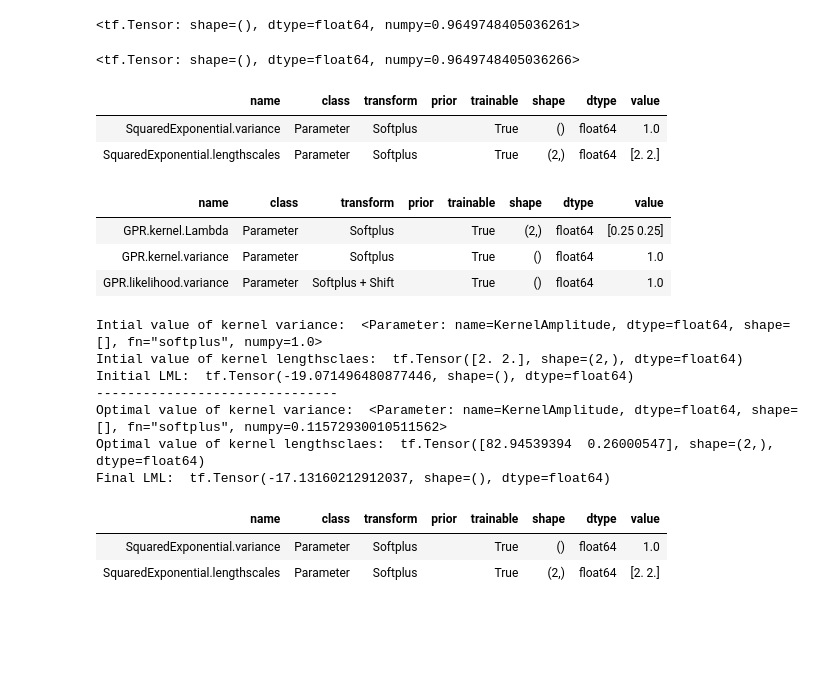
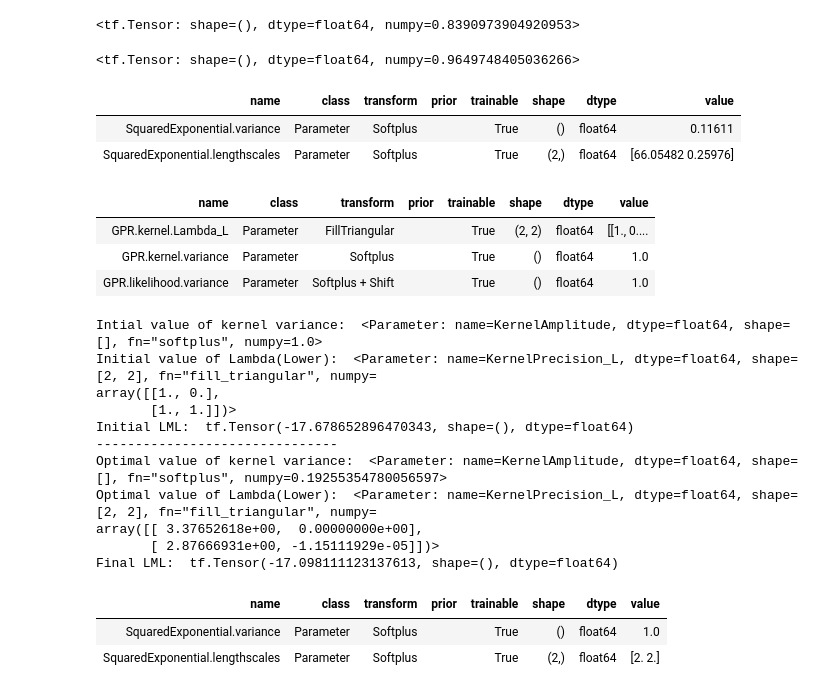
Before and after one commit to mattyred/BSGP_Automatic_Independence_Determination, a Jupyter notebook: kernel.ipynb, the cells around one changed output. Drawn from its saved outputs; the diff is of its cells as text; code cells hidden in the pictures; blank space fills up the shorter version.

```diff
--- a/kernel.ipynb
+++ b/kernel.ipynb
@@ -68,13 +69,14 @@ Lambda fuctions will be no more assumed to be used in the statement where they a
 [figure]
 # %%
 class LambdaSquaredExponential(gpflow.kernels.Kernel):
-    def __init__(self, Lambda, variance=1.0):
+    def __init__(self, Lambda_L, variance=1.0):
         super().__init__()
         # Convert the Lambda matrix into an array (D*2,1)
         #self.Lambda = self._to_array(Lambda) TRY
-        self.Lambda = tf.gather_nd(Lambda, indices=[[0,0], [1,1]])
+        #self.Lambda = tf.gather_nd(l, indices=[[0,0], [1,1]])
         # Create a Parameter associated to Lambda matrix
-        self.Lambda = gpflow.Parameter(self.Lambda, transform=gpflow.utilities.positive(), dtype=tf.float64, name='KernelPrecision')
+        #self.L = gpflow.Parameter(L, transform=gpflow.utilities.triangular(), dtype=tf.float64, name='KernelPrecision_L')
+        self.Lambda_L = gpflow.Parameter(Lambda_L, transform=gpflow.utilities.triangular(), dtype=tf.float64, name='KernelPrecision_L')
         self.variance = gpflow.Parameter(variance, transform=gpflow.utilities.positive(), dtype=tf.float64, name='KernelAmplitude')
         #self.Kxx = tf.Variable(np.empty((N, N), dtype=np.float64), name='KernelMatrix')
 
@@ -89,7 +91,7 @@ class LambdaSquaredExponential(gpflow.kernels.Kernel):
             X2 = X
         N = X.shape[0]
         #Lambda = self._to_matrix(self.Lambda) TRY
-        Lambda = tf.linalg.diag(self.Lambda)
+        Lambda = tf.linalg.matmul(self.Lambda_L, tf.transpose(self.Lambda_L)) # recover LLᵀ
 
         # compute z, z2
         z = self._z(X, Lambda)
@@ -123,13 +125,16 @@ class LambdaSquaredExponential(gpflow.kernels.Kernel):
         D = int(tf.shape(l).numpy()[0]/2)
         return tf.reshape(l, [D,D])
 # %%
-Lambda = tf.constant([[1/4, 0],[0, 1/4]], dtype=tf.float64)#(1/4)*tf.eye(2, dtype=tf.float64)
-variance = 1
-LSE = LambdaSquaredExponential(Lambda, 1.0)
+#Lambda = tf.constant([[1/4, 0],[0, 1/4]], dtype=tf.float64)#(1/4)*tf.eye(2, dtype=tf.float64)
+D = 2
+triangular_size = gpflow.utilities.bijectors.triangular_size(D)
+l = tf.ones([triangular_size], dtype=tf.float64)
+Lambda_L = tfp.math.fill_triangular(l)
+LSE = LambdaSquaredExponential(Lambda_L, 1.0)
 Kxx = LSE.K(X_train_2D[0:10,:])
 Kxx[3,6]
 # %% [output]
-<tf.Tensor: shape=(), dtype=float64, numpy=0.9649748405036261>
+<tf.Tensor: shape=(), dtype=float64, numpy=0.8390973904920953>
 # %%
 k = gpflow.kernels.SquaredExponential(variance=1, lengthscales=[2, 2])
 Kxx = k.K(X_train_2D[0:10,:])
@@ -137,38 +142,46 @@ Kxx[3,6]
 # %% [output]
 <tf.Tensor: shape=(), dtype=float64, numpy=0.9649748405036266>
 # %%
-Lambda = tf.constant([[1/4, 0],[0, 1/4]], dtype=tf.float64)#(1/4)*tf.eye(2, dtype=tf.float64)
-LSE = LambdaSquaredExponential(Lambda, 1.0)
+#Lambda = tf.constant([[1/4, 0],[0, 1/4]], dtype=tf.float64)#(1/4)*tf.eye(2, dtype=tf.float64)
+D = 2
+triangular_size = gpflow.utilities.bijectors.triangular_size(D)
+l = tf.ones([triangular_size], dtype=tf.float64)
+Lambda_L = tfp.math.fill_triangular(l)
+LSE = LambdaSquaredExponential(Lambda_L, 1.0)
 gpflow.utilities.print_summary(k, fmt="notebook")
 model = gpflow.models.GPR(
     (X_train_2D[0:10,:], Y_train[0:10]),
     kernel=LSE,
 )
 gpflow.utilities.print_summary(model, fmt="notebook")
 print('Intial value of kernel variance: ', LSE.variance)
-print('Intial value of kernel lengthsclaes: ', tf.sqrt(1/LSE.Lambda))
+print('Initial value of Lambda(Lower): ', LSE.Lambda_L)
 print('Initial LML: ',model.log_marginal_likelihood())
 opt = gpflow.optimizers.Scipy()
 opt.minimize(model.training_loss, model.trainable_variables)
 print('-------------------------------')
 print('Optimal value of kernel variance: ', LSE.variance)
-print('Optimal value of kernel lengthsclaes: ', tf.sqrt(1/LSE.Lambda))
+print('Optimal value of Lambda(Lower): ', LSE.Lambda_L)
 print('Final LML: ',model.log_marginal_likelihood())
 # %% [output]
 | name | class | transform | prior | trainable | shape | dtype | value |
-| SquaredExponential.variance | Parameter | Softplus |  | True | () | float64 | 1.0 |
-| SquaredExponential.lengthscales | Parameter | Softplus |  | True | (2,) | float64 | [2. 2.] |
+| SquaredExponential.variance | Parameter | Softplus |  | True | () | float64 | 0.11611 |
+| SquaredExponential.lengthscales | Parameter | Softplus |  | True | (2,) | float64 | [66.05482 0.25976] |
 | name | class | transform | prior | trainable | shape | dtype | value |
-| GPR.kernel.Lambda | Parameter | Softplus |  | True | (2,) | float64 | [0.25 0.25] |
+| GPR.kernel.Lambda_L | Parameter | FillTriangular |  | True | (2, 2) | float64 | [[1., 0.... |
 | GPR.kernel.variance | Parameter | Softplus |  | True | () | float64 | 1.0 |
 | GPR.likelihood.variance | Parameter | Softplus + Shift |  | True | () | float64 | 1.0 |
 Intial value of kernel variance:  <Parameter: name=KernelAmplitude, dtype=float64, shape=[], fn="softplus", numpy=1.0>
-Intial value of kernel lengthsclaes:  tf.Tensor([2. 2.], shape=(2,), dtype=float64)
-Initial LML:  tf.Tensor(-19.071496480877446, shape=(), dtype=float64)
+Initial value of Lambda(Lower):  <Parameter: name=KernelPrecision_L, dtype=float64, shape=[2, 2], fn="fill_triangular", numpy=
+array([[1., 0.],
+       [1., 1.]])>
+Initial LML:  tf.Tensor(-17.678652896470343, shape=(), dtype=float64)
 -------------------------------
-Optimal value of kernel variance:  <Parameter: name=KernelAmplitude, dtype=float64, shape=[], fn="softplus", numpy=0.11572930010511562>
-Optimal value of kernel lengthsclaes:  tf.Tensor([82.94539394  0.26000547], shape=(2,), dtype=float64)
-Final LML:  tf.Tensor(-17.13160212912037, shape=(), dtype=float64)
+Optimal value of kernel variance:  <Parameter: name=KernelAmplitude, dtype=float64, shape=[], fn="softplus", numpy=0.19255354780056597>
+Optimal value of Lambda(Lower):  <Parameter: name=KernelPrecision_L, dtype=float64, shape=[2, 2], fn="fill_triangular", numpy=
+array([[ 3.37652618e+00,  0.00000000e+00],
+       [ 2.87666931e+00, -1.15111929e-05]])>
+Final LML:  tf.Tensor(-17.098111123137613, shape=(), dtype=float64)
 # %%
 k = gpflow.kernels.SquaredExponential(variance=1, lengthscales=[2., 2.])
 gpflow.utilities.print_summary(k, fmt="notebook")
```
Also changed, not shown: parts of 2 cells of this notebook.
